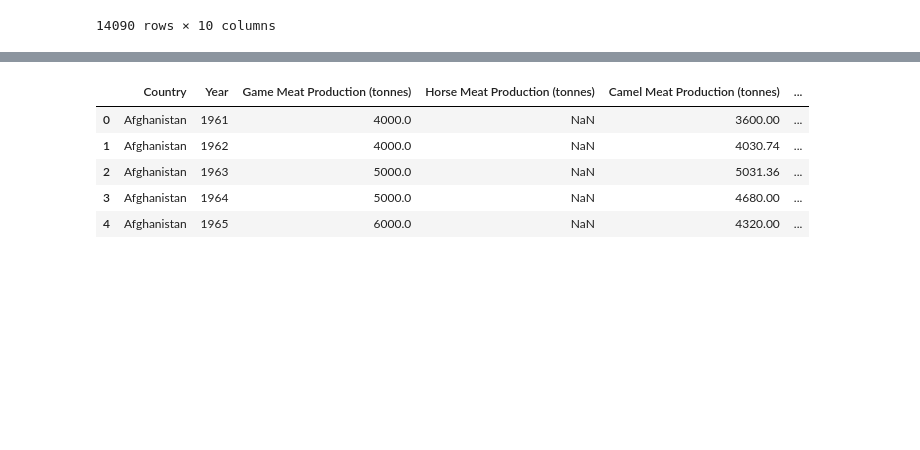
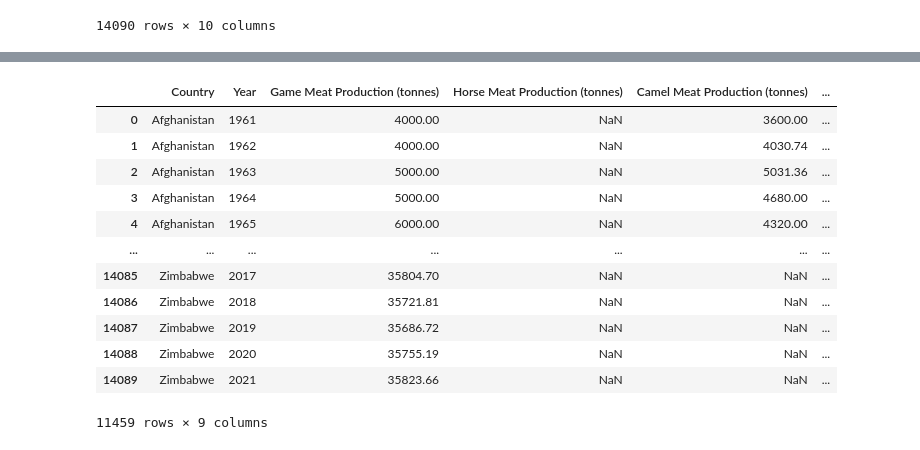
Before and after one commit to albertevieites/meat, a Jupyter notebook: notebooks/assemble_data.ipynb, the cells around one changed output, grey strips where cells are left out. Saved outputs shown, nothing was run; the diff lists cells and outputs as text; code cells hidden in the pictures; blank space fills up the shorter version.

Commit message:
feat: Update data assembly notebook with production and consumption df

```diff
--- a/notebooks/assemble_data.ipynb
+++ b/notebooks/assemble_data.ipynb
@@ -5,5 +7,5 @@ import seaborn as sns
 # %%
-df = pd.read_csv('./data/meat_production_by_type.csv')
+df = pd.read_csv('../data/raw/meat_production_by_type.csv')
 # %%
 df
 # %% [output]
@@ -54,28 +46,34 @@ df_no_continents.head()
 # %%
 # Renombrando las columnas
 columns_renamed = {
     'Entity': 'Country',
     'Meat, game | 00001163 || Production | 005510 || tonnes': 'Game Meat Production (tonnes)',
     'Meat, horse | 00001097 || Production | 005510 || tonnes': 'Horse Meat Production (tonnes)',
     'Meat, camel | 00001127 || Production | 005510 || tonnes': 'Camel Meat Production (tonnes)',
     'Meat, sheep and goat | 00001807 || Production | 005510 || tonnes': 'Sheep and Goat Meat Production (tonnes)',
     'Meat, beef and buffalo | 00001806 || Production | 005510 || tonnes': 'Beef and Buffalo Meat Production (tonnes)',
     'Meat, pig | 00001035 || Production | 005510 || tonnes': 'Pigmeat Production (tonnes)',
     'Meat, poultry | 00001808 || Production | 005510 || tonnes': 'Poultry Meat Production (tonnes)'
 }
 
-df_selected_countries = df_no_continents.rename(columns=columns_renamed)
+production_data = df_no_continents.rename(columns=columns_renamed)
 
 # Eliminando la columna 'Code'
-df_selected_countries = df_selected_countries.drop(columns=['Code'])
+production_data = production_data.drop(columns=['Code'])
 
-# Mostrando las primeras filas del conjunto de datos actualizado
-df_selected_countries.head()
+production_data
 # %% [output]
 |  | Country | Year | Game Meat Production (tonnes) | Horse Meat Production (tonnes) | Camel Meat Production (tonnes) | ... |
-| 0 | Afghanistan | 1961 | 4000.0 | NaN | 3600.00 | ... |
-| 1 | Afghanistan | 1962 | 4000.0 | NaN | 4030.74 | ... |
-| 2 | Afghanistan | 1963 | 5000.0 | NaN | 5031.36 | ... |
-| 3 | Afghanistan | 1964 | 5000.0 | NaN | 4680.00 | ... |
-| 4 | Afghanistan | 1965 | 6000.0 | NaN | 4320.00 | ... |
+| 0 | Afghanistan | 1961 | 4000.00 | NaN | 3600.00 | ... |
+| 1 | Afghanistan | 1962 | 4000.00 | NaN | 4030.74 | ... |
+| 2 | Afghanistan | 1963 | 5000.00 | NaN | 5031.36 | ... |
+| 3 | Afghanistan | 1964 | 5000.00 | NaN | 4680.00 | ... |
+| 4 | Afghanistan | 1965 | 6000.00 | NaN | 4320.00 | ... |
+| ... | ... | ... | ... | ... | ... | ... |
+| 14085 | Zimbabwe | 2017 | 35804.70 | NaN | NaN | ... |
+| 14086 | Zimbabwe | 2018 | 35721.81 | NaN | NaN | ... |
+| 14087 | Zimbabwe | 2019 | 35686.72 | NaN | NaN | ... |
+| 14088 | Zimbabwe | 2020 | 35755.19 | NaN | NaN | ... |
+| 14089 | Zimbabwe | 2021 | 35823.66 | NaN | NaN | ... |
+11459 rows × 9 columns
 # %%
```
Also changed, not shown: parts of 13 cells of this notebook, 2 other files.
